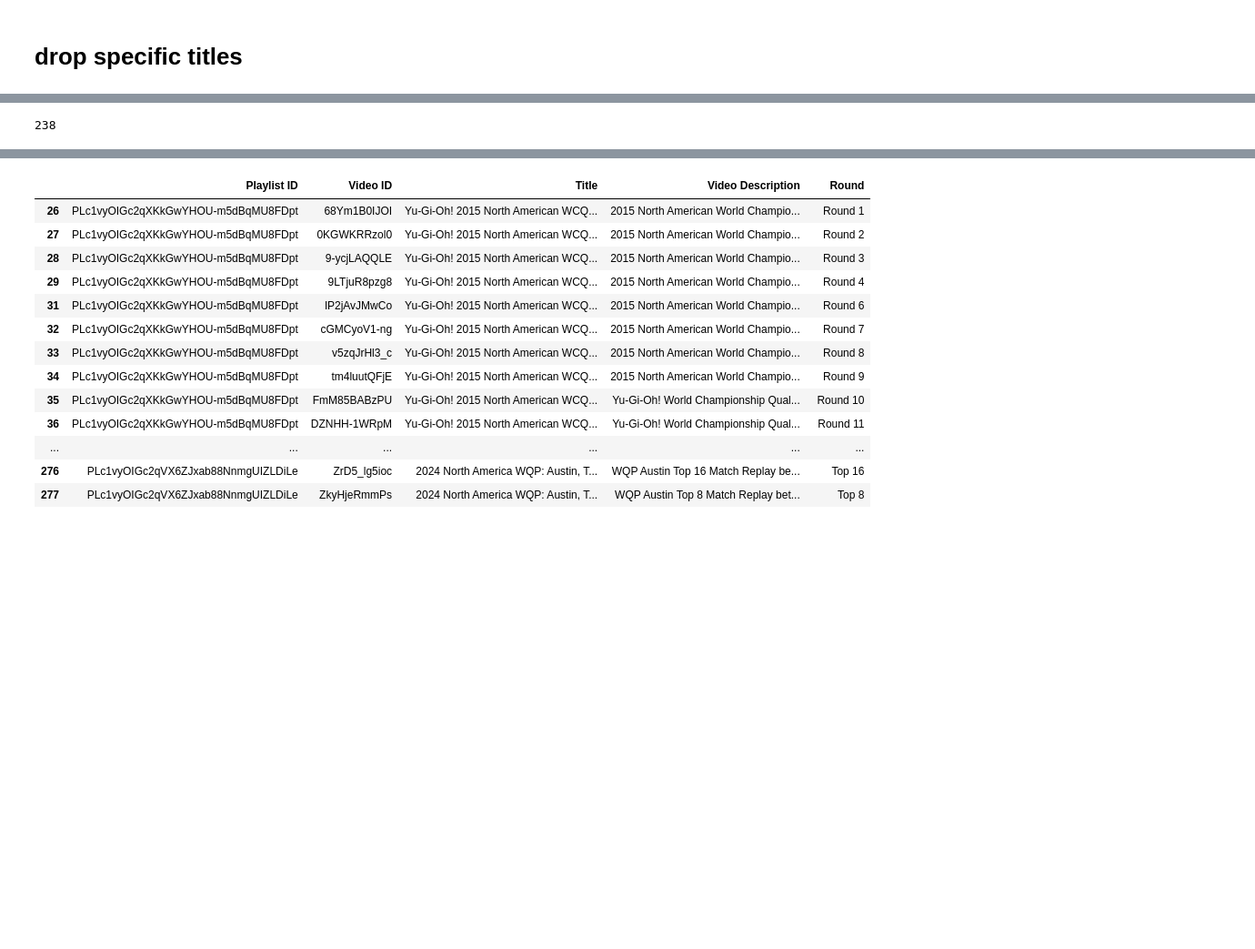
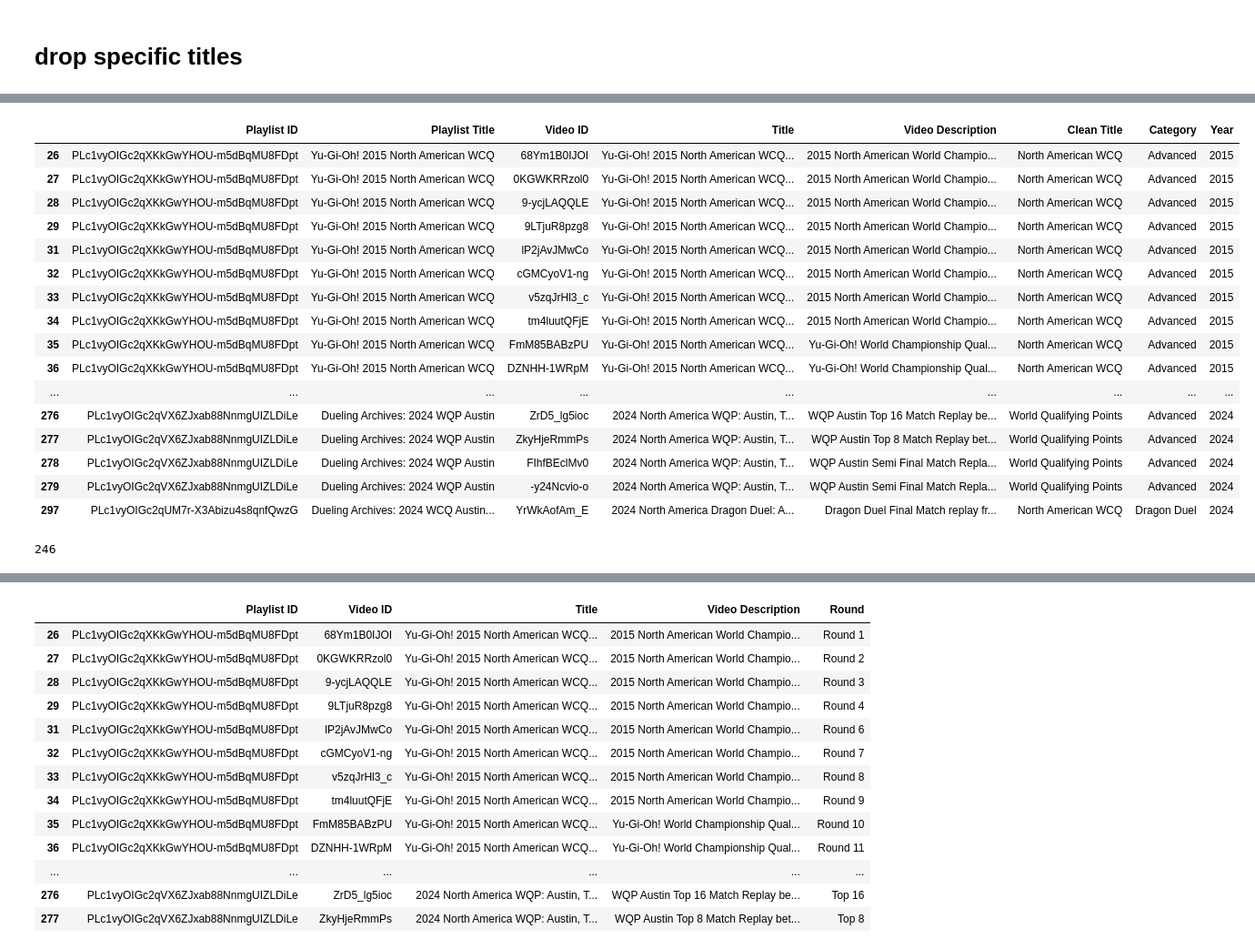
Before and after one commit to JackLikesHotpot/ygo-replay-archive, a Jupyter notebook: na_replays.ipynb, the cells around one changed output, grey strips where cells are left out. Shown at 91% size. Drawn from its saved outputs; the diff is of its cells as text; code cells hidden in the pictures; blank space fills up the shorter version.

```diff
--- a/na_replays.ipynb
+++ b/na_replays.ipynb
@@ -444,6 +487,26 @@ Dropped: 2
+# %%
+filtered
+# %% [output]
+|  | Playlist ID | Playlist Title | Video ID | Title | Video Description | Clean Title | Category | Year |
+| 26 | PLc1vyOIGc2qXKkGwYHOU-m5dBqMU8FDpt | Yu-Gi-Oh! 2015 North American WCQ | 68Ym1B0IJOI | Yu-Gi-Oh! 2015 North American WCQ... | 2015 North American World Champio... | North American WCQ | Advanced | 2015 |
+| 27 | PLc1vyOIGc2qXKkGwYHOU-m5dBqMU8FDpt | Yu-Gi-Oh! 2015 North American WCQ | 0KGWKRRzol0 | Yu-Gi-Oh! 2015 North American WCQ... | 2015 North American World Champio... | North American WCQ | Advanced | 2015 |
+| 28 | PLc1vyOIGc2qXKkGwYHOU-m5dBqMU8FDpt | Yu-Gi-Oh! 2015 North American WCQ | 9-ycjLAQQLE | Yu-Gi-Oh! 2015 North American WCQ... | 2015 North American World Champio... | North American WCQ | Advanced | 2015 |
+| 29 | PLc1vyOIGc2qXKkGwYHOU-m5dBqMU8FDpt | Yu-Gi-Oh! 2015 North American WCQ | 9LTjuR8pzg8 | Yu-Gi-Oh! 2015 North American WCQ... | 2015 North American World Champio... | North American WCQ | Advanced | 2015 |
+| 31 | PLc1vyOIGc2qXKkGwYHOU-m5dBqMU8FDpt | Yu-Gi-Oh! 2015 North American WCQ | lP2jAvJMwCo | Yu-Gi-Oh! 2015 North American WCQ... | 2015 North American World Champio... | North American WCQ | Advanced | 2015 |
+| 32 | PLc1vyOIGc2qXKkGwYHOU-m5dBqMU8FDpt | Yu-Gi-Oh! 2015 North American WCQ | cGMCyoV1-ng | Yu-Gi-Oh! 2015 North American WCQ... | 2015 North American World Champio... | North American WCQ | Advanced | 2015 |
+| 33 | PLc1vyOIGc2qXKkGwYHOU-m5dBqMU8FDpt | Yu-Gi-Oh! 2015 North American WCQ | v5zqJrHl3_c | Yu-Gi-Oh! 2015 North American WCQ... | 2015 North American World Champio... | North American WCQ | Advanced | 2015 |
+| 34 | PLc1vyOIGc2qXKkGwYHOU-m5dBqMU8FDpt | Yu-Gi-Oh! 2015 North American WCQ | tm4luutQFjE | Yu-Gi-Oh! 2015 North American WCQ... | 2015 North American World Champio... | North American WCQ | Advanced | 2015 |
+| 35 | PLc1vyOIGc2qXKkGwYHOU-m5dBqMU8FDpt | Yu-Gi-Oh! 2015 North American WCQ | FmM85BABzPU | Yu-Gi-Oh! 2015 North American WCQ... | Yu-Gi-Oh! World Championship Qual... | North American WCQ | Advanced | 2015 |
+| 36 | PLc1vyOIGc2qXKkGwYHOU-m5dBqMU8FDpt | Yu-Gi-Oh! 2015 North American WCQ | DZNHH-1WRpM | Yu-Gi-Oh! 2015 North American WCQ... | Yu-Gi-Oh! World Championship Qual... | North American WCQ | Advanced | 2015 |
+| ... | ... | ... | ... | ... | ... | ... | ... | ... |
+| 276 | PLc1vyOIGc2qVX6ZJxab88NnmgUIZLDiLe | Dueling Archives: 2024 WQP Austin | ZrD5_lg5ioc | 2024 North America WQP: Austin, T... | WQP Austin Top 16 Match Replay be... | World Qualifying Points | Advanced | 2024 |
+| 277 | PLc1vyOIGc2qVX6ZJxab88NnmgUIZLDiLe | Dueling Archives: 2024 WQP Austin | ZkyHjeRmmPs | 2024 North America WQP: Austin, T... | WQP Austin Top 8 Match Replay bet... | World Qualifying Points | Advanced | 2024 |
+| 278 | PLc1vyOIGc2qVX6ZJxab88NnmgUIZLDiLe | Dueling Archives: 2024 WQP Austin | FIhfBEclMv0 | 2024 North America WQP: Austin, T... | WQP Austin Semi Final Match Repla... | World Qualifying Points | Advanced | 2024 |
+| 279 | PLc1vyOIGc2qVX6ZJxab88NnmgUIZLDiLe | Dueling Archives: 2024 WQP Austin | -y24Ncvio-o | 2024 North America WQP: Austin, T... | WQP Austin Semi Final Match Repla... | World Qualifying Points | Advanced | 2024 |
+| 297 | PLc1vyOIGc2qUM7r-X3Abizu4s8qnfQwzG | Dueling Archives: 2024 WCQ Austin... | YrWkAofAm_E | 2024 North America Dragon Duel: A... | Dragon Duel Final Match replay fr... | North American WCQ | Dragon Duel | 2024 |
 # %%
-len(videos)
+len(filtered)
 # %% [output]
-238
+246
 # %% [markdown]
 # Missing features:
```
Also changed, not shown: parts of 9 cells of this notebook.
